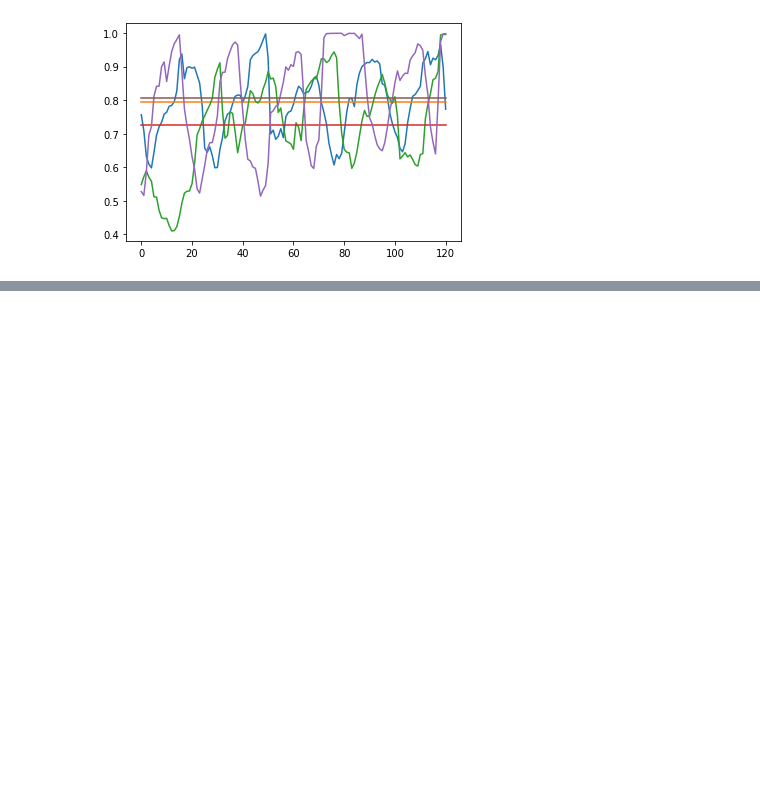
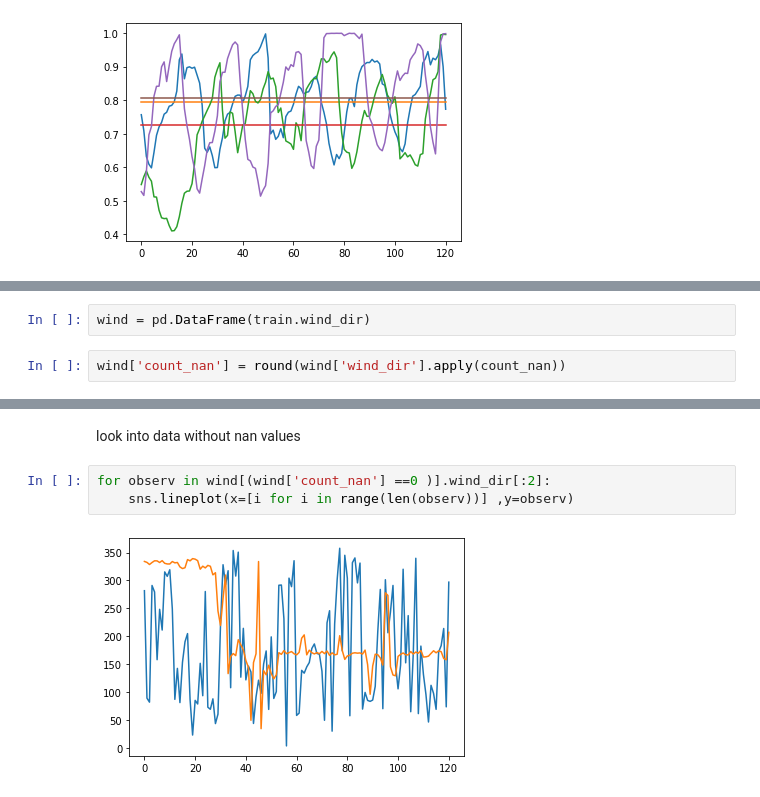
Before and after one commit to sm4rtm4art/airquality, a Jupyter notebook: alternative_EDA.ipynb, the cells around one changed output, grey strips where cells are left out. Drawn from its saved outputs; the diff is of its cells as text; blank space fills up the shorter version.

```diff
--- a/alternative_EDA.ipynb
+++ b/alternative_EDA.ipynb
@@ -293,0 +354,4 @@ for observ in humidity[(humidity['count_nan']== 0)].rel_humidity[2:5]:
+# %%
+wind = pd.DataFrame(train.wind_dir)
+# %%
+wind['count_nan'] = round(wind['wind_dir'].apply(count_nan))
@@ -293,0 +369,7 @@ for observ in humidity[(humidity['count_nan']== 0)].rel_humidity[2:5]:
+# %% [markdown]
+look into data without nan values
+# %%
+for observ in wind[(wind['count_nan'] ==0 )].wind_dir[:2]:
+    sns.lineplot(x=[i for i in range(len(observ))] ,y=observ)
+# %% [output]
+[figure, added]
```
Also changed, not shown: parts of 25 cells of this notebook.
